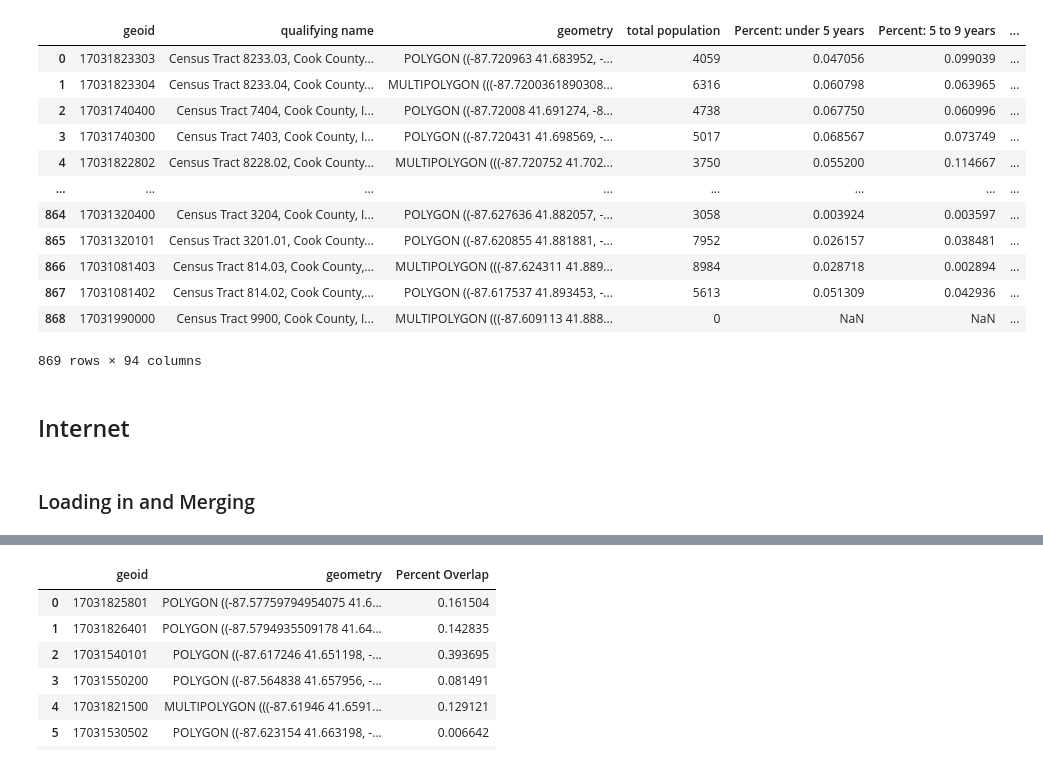
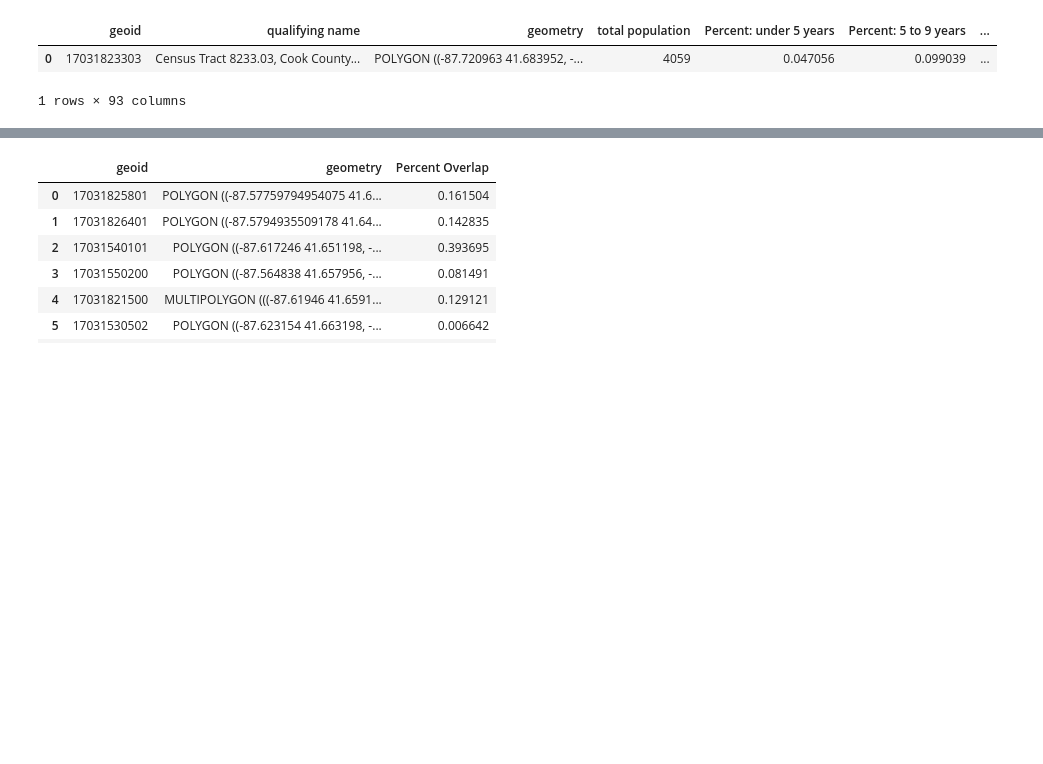
Before and after one commit to uchicago-dsi/cpl_project, a Jupyter notebook: can-summer-2023/notebooks/isochrone for altgeld.ipynb, the cells around one changed output, grey strips where cells are left out. Cells and saved outputs as stored; diff of their text form; code cells hidden in the pictures; blank space fills up the shorter version.

```diff
--- a/can-summer-2023/notebooks/isochrone for altgeld.ipynb
+++ b/can-summer-2023/notebooks/isochrone for altgeld.ipynb
@@ -7,22 +7,8 @@ altgeldCensusOverlap = pd.read_csv('../notebooks/altgeldCensusOverlap.csv')
 #Importing csv that contains all the compiled census information
 census_demos = pd.read_csv('../data/final_data/census_demos.csv')
 # %%
-census_demos
+census_demos.head(1)
 # %% [output]
 |  | geoid | qualifying name | geometry | total population | Percent: under 5 years | Percent: 5 to 9 years | ... |
 | 0 | 17031823303 | Census Tract 8233.03, Cook County... | POLYGON ((-87.720963 41.683952, -... | 4059 | 0.047056 | 0.099039 | ... |
-| 1 | 17031823304 | Census Tract 8233.04, Cook County... | MULTIPOLYGON (((-87.7200361890308... | 6316 | 0.060798 | 0.063965 | ... |
-| 2 | 17031740400 | Census Tract 7404, Cook County, I... | POLYGON ((-87.72008 41.691274, -8... | 4738 | 0.067750 | 0.060996 | ... |
-| 3 | 17031740300 | Census Tract 7403, Cook County, I... | POLYGON ((-87.720431 41.698569, -... | 5017 | 0.068567 | 0.073749 | ... |
-| 4 | 17031822802 | Census Tract 8228.02, Cook County... | MULTIPOLYGON (((-87.720752 41.702... | 3750 | 0.055200 | 0.114667 | ... |
-| ... | ... | ... | ... | ... | ... | ... | ... |
-| 864 | 17031320400 | Census Tract 3204, Cook County, I... | POLYGON ((-87.627636 41.882057, -... | 3058 | 0.003924 | 0.003597 | ... |
-| 865 | 17031320101 | Census Tract 3201.01, Cook County... | POLYGON ((-87.620855 41.881881, -... | 7952 | 0.026157 | 0.038481 | ... |
-| 866 | 17031081403 | Census Tract 814.03, Cook County,... | MULTIPOLYGON (((-87.624311 41.889... | 8984 | 0.028718 | 0.002894 | ... |
-| 867 | 17031081402 | Census Tract 814.02, Cook County,... | POLYGON ((-87.617537 41.893453, -... | 5613 | 0.051309 | 0.042936 | ... |
-| 868 | 17031990000 | Census Tract 9900, Cook County, I... | MULTIPOLYGON (((-87.609113 41.888... | 0 | NaN | NaN | ... |
-869 rows × 94 columns
+1 rows × 93 columns
-# %% [markdown]
-## Internet
-# %% [markdown]
-### Loading in and Merging
```
Also changed, not shown: parts of 34 cells of this notebook.
